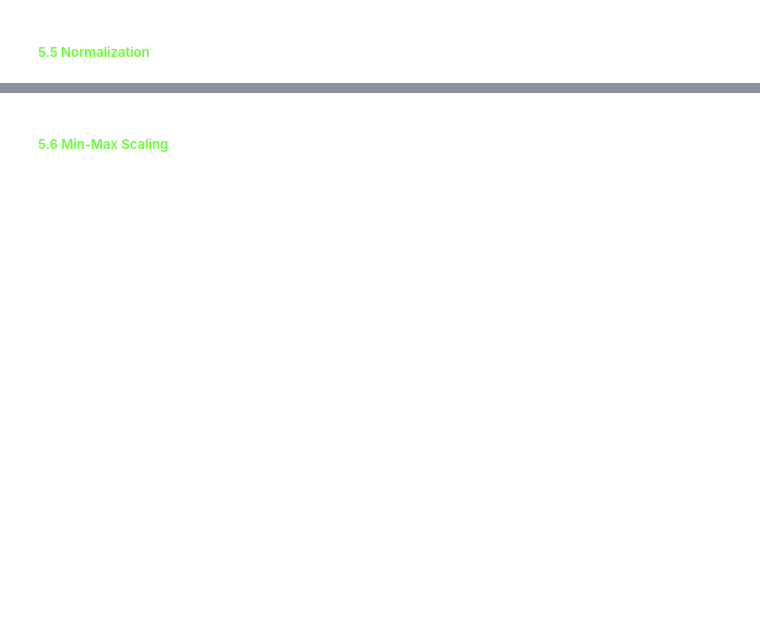
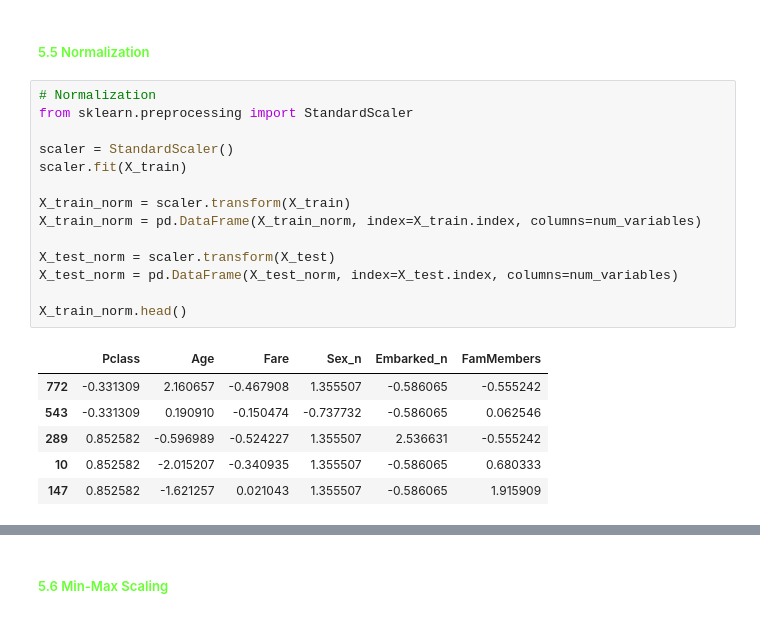
Before and after one commit to dorianDraper/Titanic-shipwreck, a Jupyter notebook: src/titanic_eda.ipynb, the cells around one changed output, grey strips where cells are left out. Drawn from its saved outputs; the diff is of its cells as text; blank space fills up the shorter version.

```diff
--- a/src/titanic_eda.ipynb
+++ b/src/titanic_eda.ipynb
@@ -430,2 +560,23 @@ total_data[total_data['Fare'] > 300]
 # %% [markdown]
 <h5 id="55" style="font-family: Comic Sans MS; color: #68FF33">5.5 Normalization</h5>
+# %%
+# Normalization
+from sklearn.preprocessing import StandardScaler
+
+scaler = StandardScaler()
+scaler.fit(X_train)
+
+X_train_norm = scaler.transform(X_train)
+X_train_norm = pd.DataFrame(X_train_norm, index=X_train.index, columns=num_variables)
+
+X_test_norm = scaler.transform(X_test)
+X_test_norm = pd.DataFrame(X_test_norm, index=X_test.index, columns=num_variables)
+
+X_train_norm.head()
+# %% [output]
+|  | Pclass | Age | Fare | Sex_n | Embarked_n | FamMembers |
+| 772 | -0.331309 | 2.160657 | -0.467908 | 1.355507 | -0.586065 | -0.555242 |
+| 543 | -0.331309 | 0.190910 | -0.150474 | -0.737732 | -0.586065 | 0.062546 |
+| 289 | 0.852582 | -0.596989 | -0.524227 | 1.355507 | 2.536631 | -0.555242 |
+| 10 | 0.852582 | -2.015207 | -0.340935 | 1.355507 | -0.586065 | 0.680333 |
+| 147 | 0.852582 | -1.621257 | 0.021043 | 1.355507 | -0.586065 | 1.915909 |
```
Also changed, not shown: parts of 31 cells of this notebook, 6 other files.
